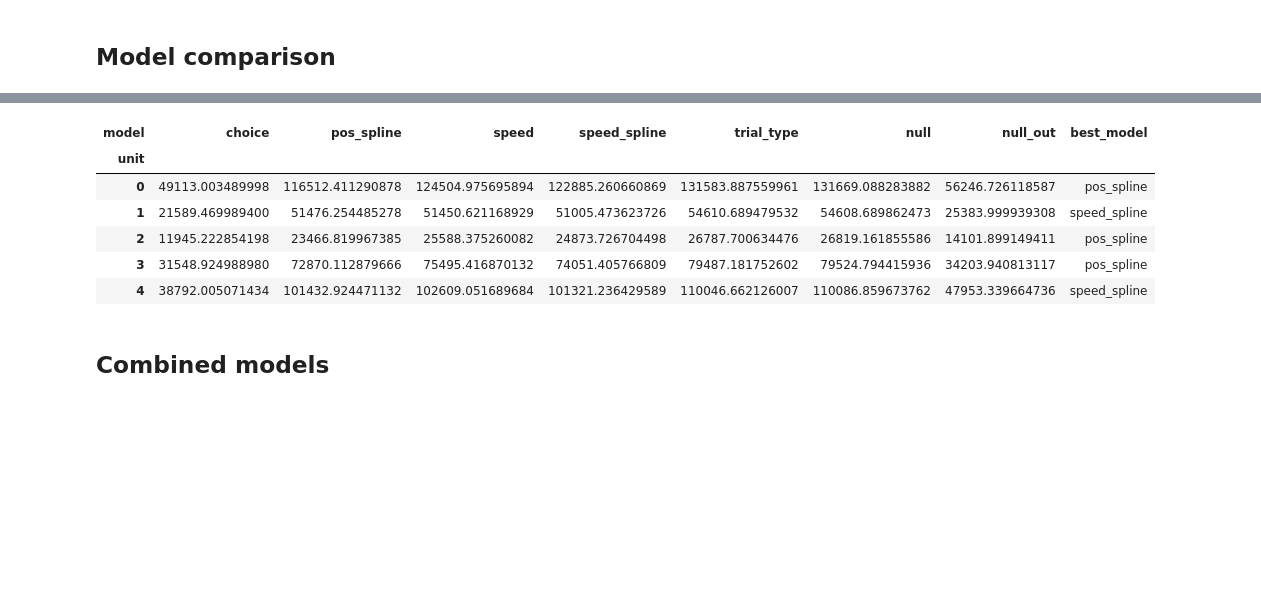
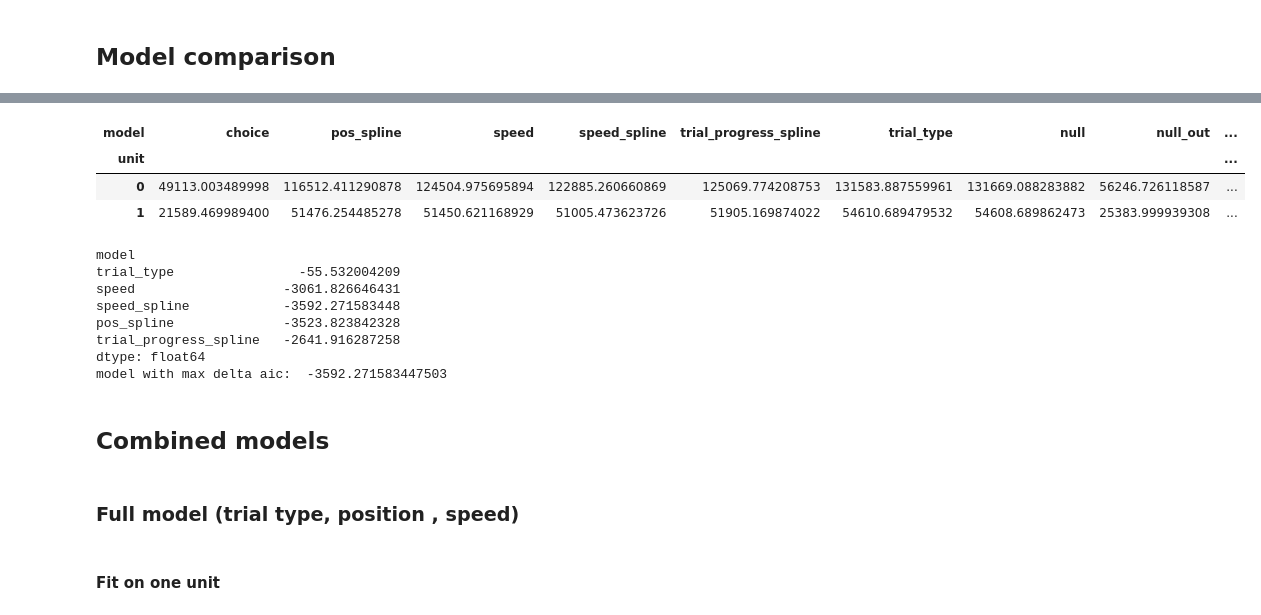
Before and after one commit to anirudh073/pfc-movement-analysis, a Jupyter notebook: notebooks/encoding.ipynb, the cells around one changed output, grey strips where cells are left out. Saved outputs shown, nothing was run; the diff lists cells and outputs as text; code cells hidden in the pictures; blank space fills up the shorter version.

Commit message:
update masks and rerun all models

```diff
--- a/notebooks/encoding.ipynb
+++ b/notebooks/encoding.ipynb
@@ -1019,12 +1079,28 @@ print(f"\nSpeed: nonlinear > linear in {n_nonlinear}/{len(lrt_speed_pval)} units
 # %%
-aic_wide.head()
+aic_wide.head(2)
 # %% [output]
-| model | choice | pos_spline | speed | speed_spline | trial_type | null | null_out | best_model |
-| unit |  |  |  |  |  |  |  |  |
-| 0 | 49113.003489998 | 116512.411290878 | 124504.975695894 | 122885.260660869 | 131583.887559961 | 131669.088283882 | 56246.726118587 | pos_spline |
-| 1 | 21589.469989400 | 51476.254485278 | 51450.621168929 | 51005.473623726 | 54610.689479532 | 54608.689862473 | 25383.999939308 | speed_spline |
-| 2 | 11945.222854198 | 23466.819967385 | 25588.375260082 | 24873.726704498 | 26787.700634476 | 26819.161855586 | 14101.899149411 | pos_spline |
-| 3 | 31548.924988980 | 72870.112879666 | 75495.416870132 | 74051.405766809 | 79487.181752602 | 79524.794415936 | 34203.940813117 | pos_spline |
-| 4 | 38792.005071434 | 101432.924471132 | 102609.051689684 | 101321.236429589 | 110046.662126007 | 110086.859673762 | 47953.339664736 | speed_spline |
+| model | choice | pos_spline | speed | speed_spline | trial_progress_spline | trial_type | null | null_out | ... |
+| unit |  |  |  |  |  |  |  |  | ... |
+| 0 | 49113.003489998 | 116512.411290878 | 124504.975695894 | 122885.260660869 | 125069.774208753 | 131583.887559961 | 131669.088283882 | 56246.726118587 | ... |
+| 1 | 21589.469989400 | 51476.254485278 | 51450.621168929 | 51005.473623726 | 51905.169874022 | 54610.689479532 | 54608.689862473 | 25383.999939308 | ... |
+# %%
+# which model has the highest mean delta-AIC?
+model_cols = ["trial_type", "speed", "speed_spline", "pos_spline", "trial_progress_spline"]
+delta_aic = aic_wide[model_cols].subtract(aic_wide["null"], axis = 0)
+print(delta_aic.mean(axis=0))
+print("model with max delta aic: ", min(delta_aic.mean(axis = 0)))
+# %% [output]
+model
+trial_type                -55.532004209
+speed                   -3061.826646431
+speed_spline            -3592.271583448
+pos_spline              -3523.823842328
+trial_progress_spline   -2641.916287258
+dtype: float64
+model with max delta aic:  -3592.271583447503
 # %% [markdown]
 ## Combined models
+# %% [markdown]
+### Full model (trial type, position , speed)
+# %% [markdown]
+#### Fit on one unit
```
Also changed, not shown: parts of 19 cells of this notebook.
